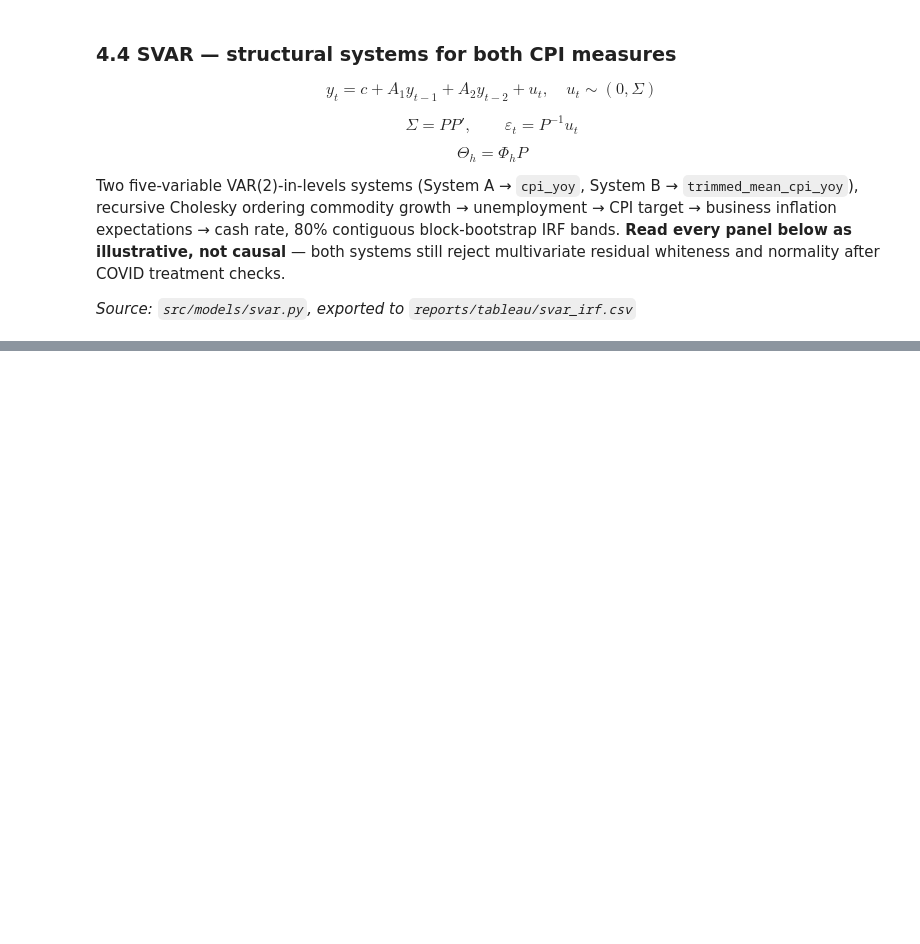
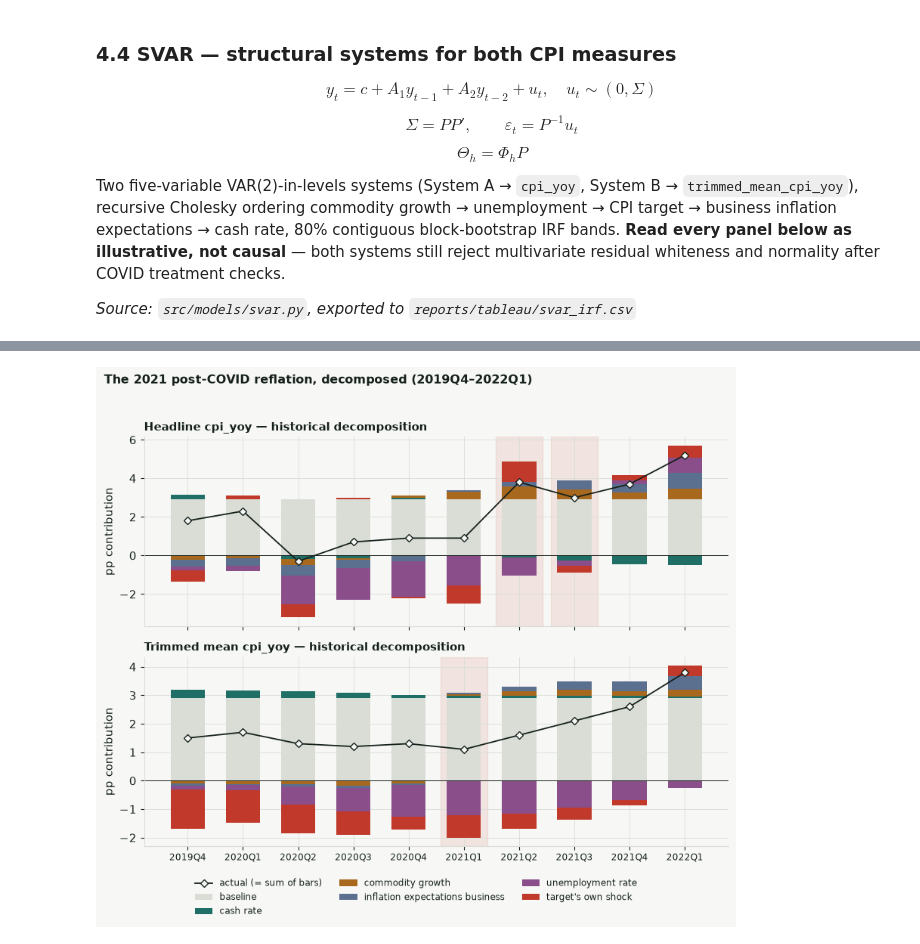
Before and after one commit to JuanVu1810/Australian-CPI-Forecast, a Jupyter notebook: book/australian_cpi_forecasting/04_modeling/44_svar.ipynb, the cells around one changed output, grey strips where cells are left out. Cells and saved outputs as stored; diff of their text form; code cells hidden in the pictures; blank space fills up the shorter version.

```diff
--- a/book/australian_cpi_forecasting/04_modeling/44_svar.ipynb
+++ b/book/australian_cpi_forecasting/04_modeling/44_svar.ipynb
@@ -77,0 +249,65 @@ Image(filename=str(gif_path))
+# %%
+hd = pd.read_csv(PROJECT_ROOT / "reports/tableau/svar_historical_decomposition.csv")
+window = hd[(hd["quarter"] >= "2019Q4") & (hd["quarter"] <= "2022Q1")].copy()
+
+driver_colors = {
+    "cash_rate": ACCENT,
+    "commodity_growth": HIGHLIGHT,
+    "inflation_expectations_business": "#5b6f8f",
+    "unemployment_rate": "#8a4f8a",
+}
+OWN_SHOCK_COLOR = "#c0392b"
+BASELINE_COLOR = GRID
+
+panels = [
+    ("System A", "cpi_yoy", "Headline cpi_yoy", ["2021Q2", "2021Q3"]),
+    ("System B", "trimmed_mean_cpi_yoy", "Trimmed mean cpi_yoy", ["2021Q1"]),
+]
+
+fig, axes = plt.subplots(2, 1, figsize=(8.6, 7.2), sharex=True)
+for ax, (system, target_col, label, flagged_quarters) in zip(axes, panels):
+    sub = window[window["system"] == system]
+    piv = sub.pivot_table(index="quarter", columns="component", values="contribution")
+    piv = piv.reindex(sorted(piv.index, key=lambda q: pd.Period(q, freq="Q")))
+    x = np.arange(len(piv))
+
+    for fq in flagged_quarters:
+        if fq in piv.index:
+            xi = list(piv.index).index(fq)
+            ax.axvspan(xi - 0.42, xi + 0.42, color=OWN_SHOCK_COLOR, alpha=0.10, zorder=0)
+
+    order = ["baseline"] + list(driver_colors.keys()) + [target_col]
+    bottom_pos = np.zeros(len(piv))
+    bottom_neg = np.zeros(len(piv))
+    for comp in order:
+        vals = piv[comp].to_numpy()
+        color = BASELINE_COLOR if comp == "baseline" else (
+            OWN_SHOCK_COLOR if comp == target_col else driver_colors[comp]
+        )
+        comp_label = "target's own shock" if comp == target_col else comp.replace("_", " ")
+        pos = np.where(vals > 0, vals, 0.0)
+        neg = np.where(vals < 0, vals, 0.0)
+        ax.bar(x, pos, bottom=bottom_pos, color=color, width=0.62, label=comp_label,
+               zorder=2)
+        ax.bar(x, neg, bottom=bottom_neg, color=color, width=0.62, zorder=2)
+        bottom_pos += pos
+        bottom_neg += neg
+
+    actual = piv.sum(axis=1)
+    ax.plot(x, actual, color=INK, marker="D", markersize=5, markerfacecolor=PAPER,
+             markeredgecolor=INK, linewidth=1.3, label="actual (= sum of bars)", zorder=3)
+    ax.axhline(0, color=INK, linewidth=0.7)
+    ax.set_xticks(x)
+    ax.set_xticklabels(piv.index, fontsize=8.5)
+    ax.set_ylabel("pp contribution")
+    ax.set_title(f"{label} — historical decomposition", loc="left", fontsize=10.5, fontweight="bold")
+
+handles, labels_ = axes[0].get_legend_handles_labels()
+fig.legend(handles, labels_, loc="lower center", ncol=3, fontsize=8.3, frameon=False,
+           bbox_to_anchor=(0.5, -0.03))
+fig.suptitle("The 2021 post-COVID reflation, decomposed (2019Q4–2022Q1)",
+             fontsize=11.5, fontweight="bold", x=0.02, ha="left")
+fig.tight_layout(rect=(0, 0.06, 1, 0.96))
+plt.show()
+# %% [output]
+[figure, added]
```
Also changed, not shown: parts of 10 cells of this notebook, 27 other files.
